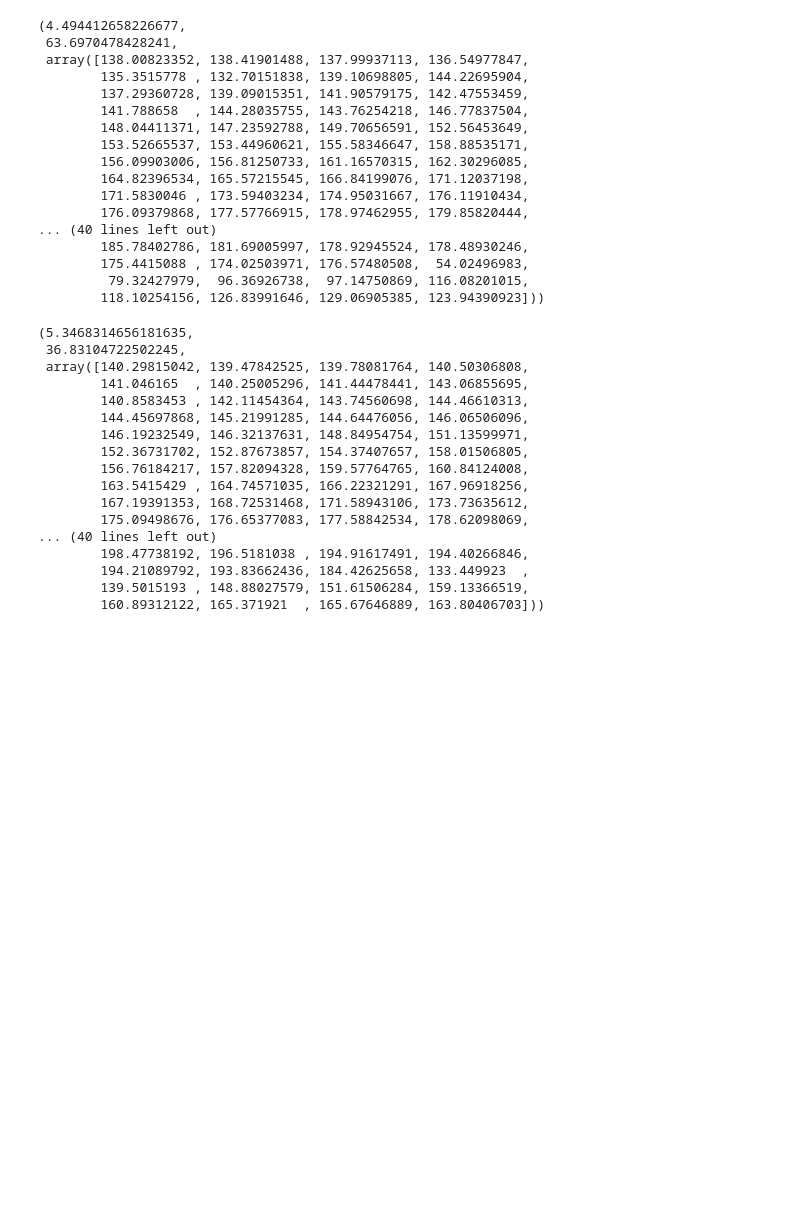
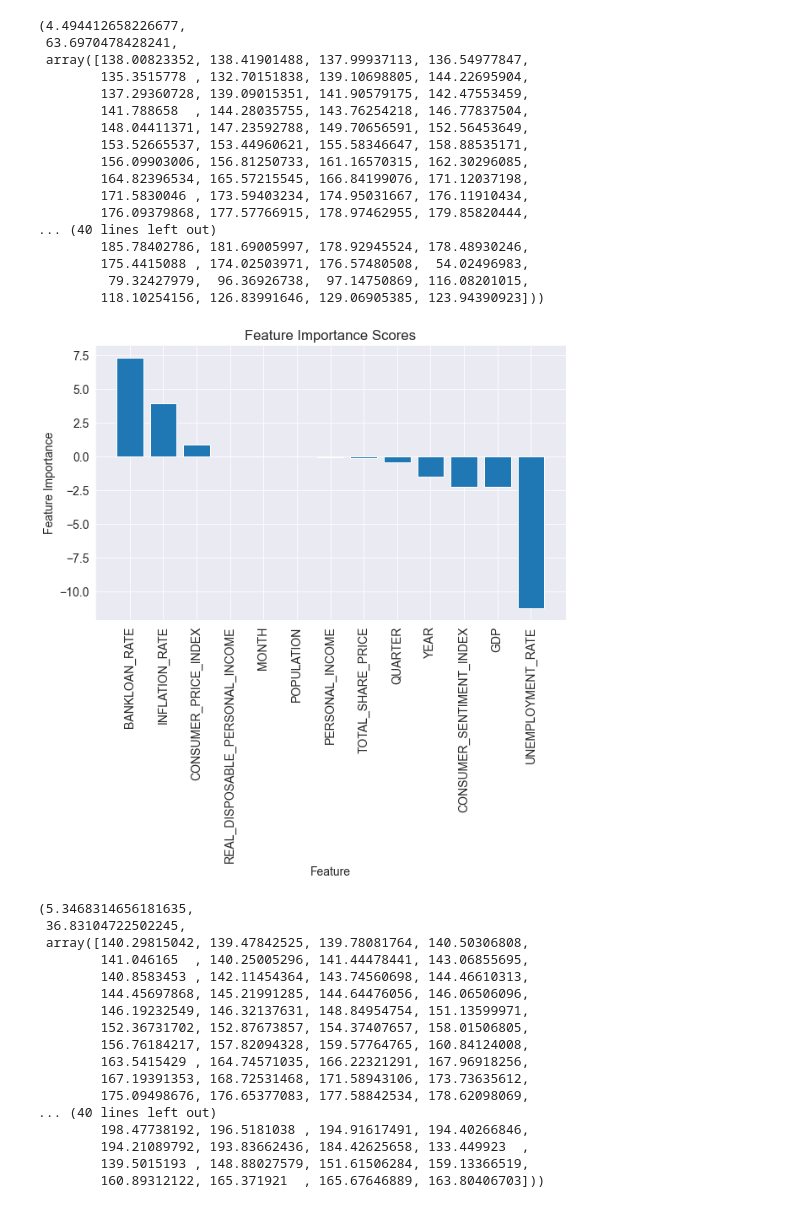
Before and after one commit to rbhattar07/HPI, a Jupyter notebook: main.ipynb, the cells around one changed output. Cells and saved outputs as stored; diff of their text form; code cells hidden in the pictures; blank space fills up the shorter version.

```diff
--- a/main.ipynb
+++ b/main.ipynb
@@ -403,6 +425,24 @@ evaluate(ridge)
         175.4415088 , 174.02503971, 176.57480508,  54.02496983,
          79.32427979,  96.36926738,  97.14750869, 116.08201015,
         118.10254156, 126.83991646, 129.06905385, 123.94390923]))
+# %%
+# Feature Importance
+
+feature_importance = ridge.coef_
+
+sorted_idx = np.argsort(feature_importance)[::-1]
+
+feature_names = train_inputs.columns
+
+plt.figure(figsize=(10, 6))
+plt.bar(range(len(feature_importance)), feature_importance[sorted_idx], align='center')
+plt.xticks(range(len(feature_importance)), feature_names[sorted_idx], rotation=90)
+plt.xlabel('Feature')
+plt.ylabel('Feature Importance')
+plt.title('Feature Importance Scores')
+plt.show()
+# %% [output]
+[figure, added]
 # %%
 # lasso regression
 lasso = Lasso(random_state=42).fit(train_inputs, train_target)
```
Also changed, not shown: parts of 7 cells of this notebook.
